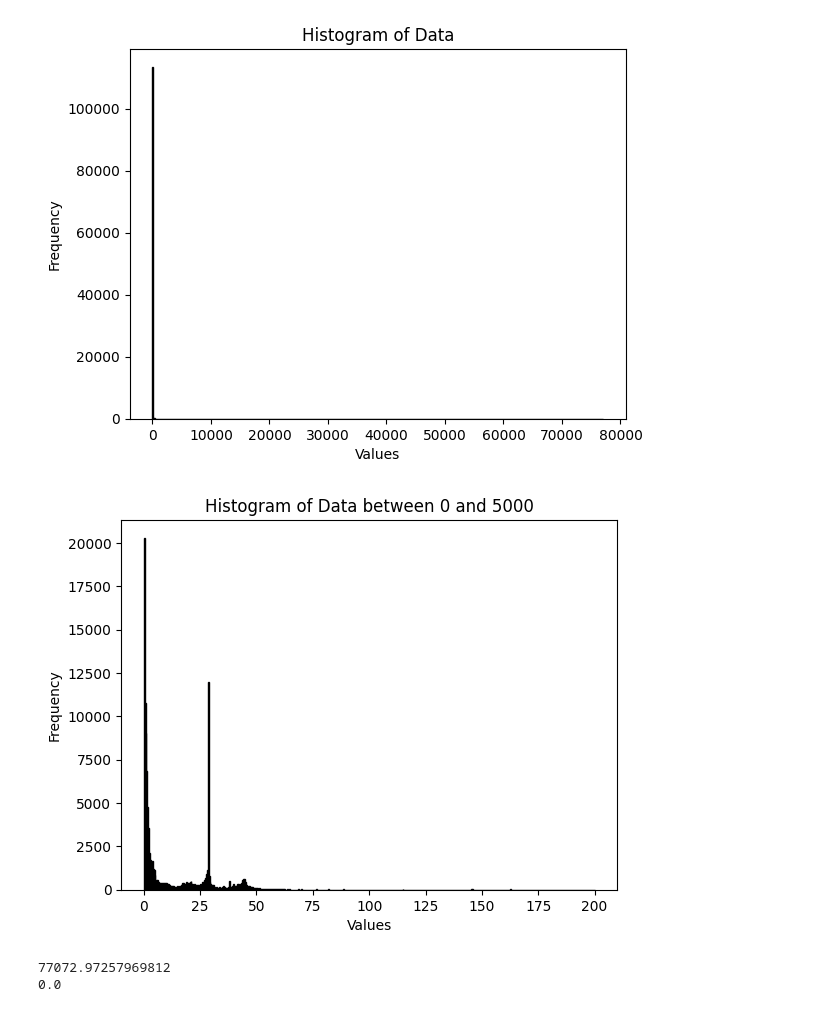
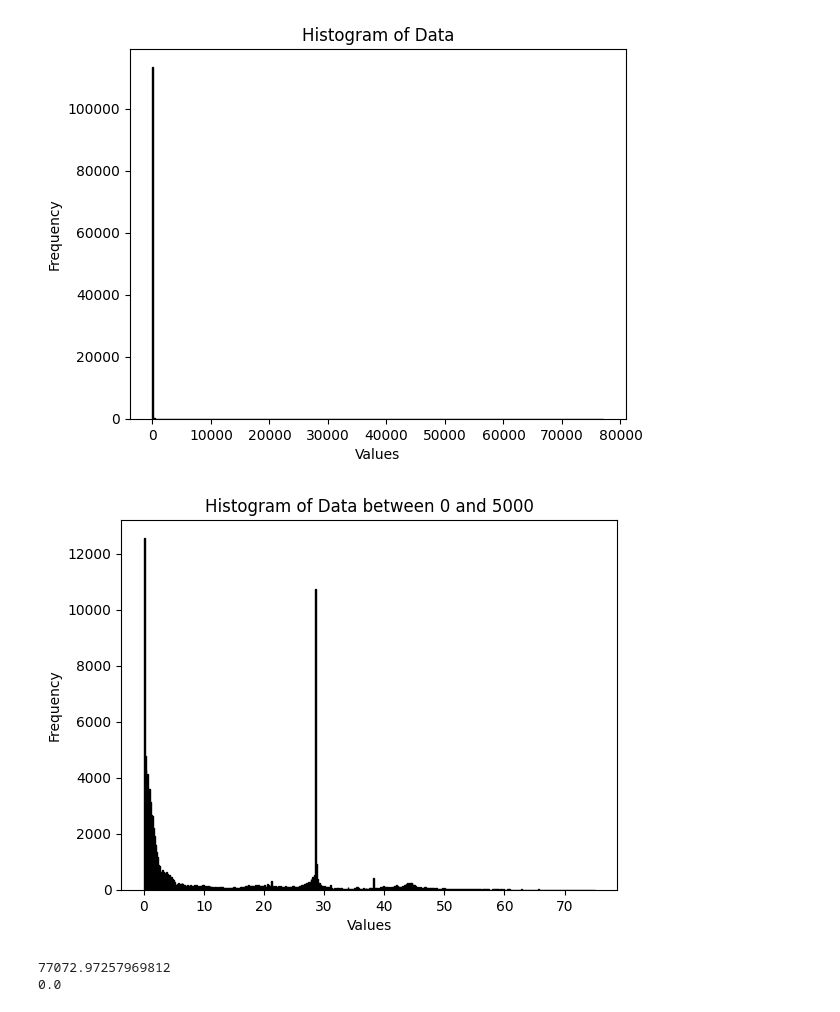
Before and after one commit to zyang63/Die_casting_ejection, a Jupyter notebook: draft_angle_marking.ipynb, the cells around one changed output. Cells and saved outputs as stored; diff of their text form; code cells hidden in the pictures.

```diff
--- a/draft_angle_marking.ipynb
+++ b/draft_angle_marking.ipynb
@@ -293,17 +293,17 @@ plt.show()
 # %%
 import matplotlib.pyplot as plt
 import numpy as np
 
 # Filter out infinite values and values outside the range [0, 5000]
-filtered_tangents = [x for x in tangents if np.isfinite(x) and 0 <= x <= 200]
+filtered_tangents = [x for x in tangents if np.isfinite(x) and 0 <= x <= 75]
 
-plt.hist(filtered_tangents, bins=500, color='blue', edgecolor='black', range=(0, 200))
+plt.hist(filtered_tangents, bins=500, color='blue', edgecolor='black', range=(0, 75))
 plt.title('Histogram of Data between 0 and 5000')
 plt.xlabel('Values')
 plt.ylabel('Frequency')
 plt.show()
 # %% [output]
-[figure, old version]
+[figure, new version]
 # %%
 cosines_array = np.array(cosines)
 F_array = np.array(F_list)
```
Also changed, not shown: parts of 6 cells of this notebook.
